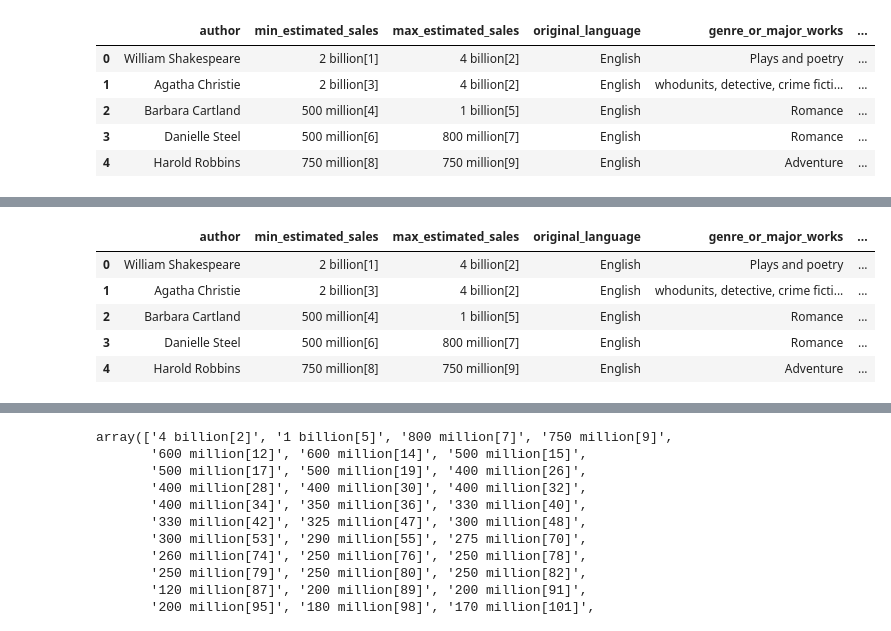
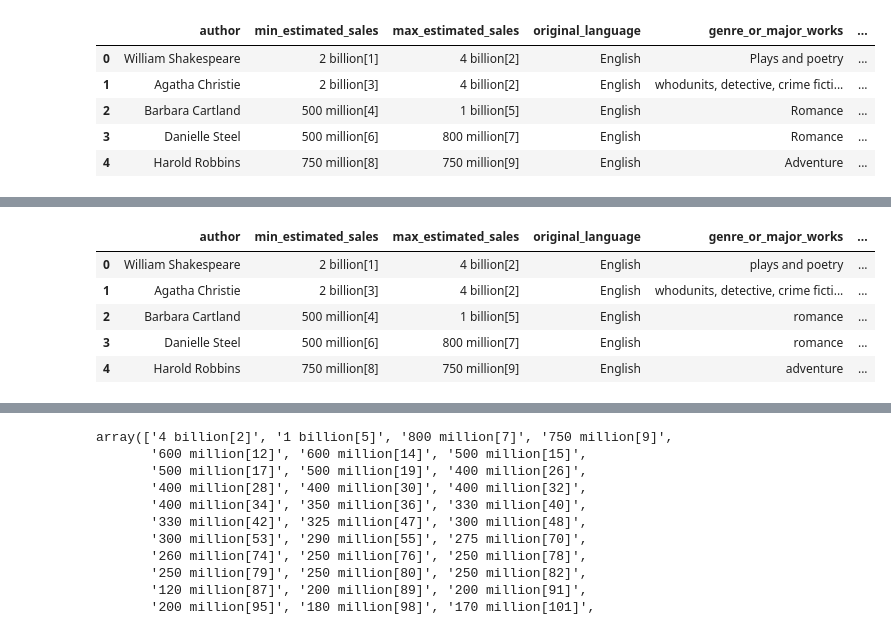
Before and after one commit to BatesJ72/authors, a Jupyter notebook: Authors.ipynb, the cells around one changed output, grey strips where cells are left out. Cells and saved outputs as stored; diff of their text form; code cells hidden in the pictures.

```diff
--- a/Authors.ipynb
+++ b/Authors.ipynb
@@ -63,27 +63,27 @@ df["genere_original"] = df["genre_or_major_works"]
 df=df.fillna("blank")
 
 df.genre_or_major_works = df.genre_or_major_works.apply(lambda x: 'fantasy,\xa0fiction' if 'Harry Potter,\xa0Fantastic Beasts and Where to Find Them,\xa0Cormoran Strike,\xa0fantasy,\xa0crime fiction' in x else x)
-df.genre_or_major_works = df.genre_or_major_works.apply(lambda x: 'whodunits,\xa0detective,\xa0crime fiction,\xa0fiction' if 'Whodunits\xa0including the\xa0Miss Marple\xa0and\xa0Hercule Poirot\xa0series' in x else x)
-df.genre_or_major_works = df.genre_or_major_works.apply(lambda x: 'whodunits,\xa0detective,\xa0crime fiction,\xa0fiction' if 'Detective' in x else x)
+df.genre_or_major_works = df.genre_or_major_works.apply(lambda x: 'whodunits,\xa0detective,\xa0crime fiction,\xa0fiction,\xa0mystery,\xa0suspense' if 'Whodunits\xa0including the\xa0Miss Marple\xa0and\xa0Hercule Poirot\xa0series' in x else x)
+df.genre_or_major_works = df.genre_or_major_works.apply(lambda x: 'whodunits,\xa0detective,\xa0crime fiction,\xa0fiction,\xa0mystery,\xa0suspense' if 'Detective' in x else x)
 df.genre_or_major_works = df.genre_or_major_works.apply(lambda x: 'romance,\xa0adventure,\xa0fiction' if 'Dime novels' in x else x)
 df.genre_or_major_works = df.genre_or_major_works.apply(lambda x: "absurdist literature,\xa0children's literature,\xa0fiction" if "Alice's Adventures in Wonderland, absurdist literature" in x else x)
 df.genre_or_major_works = df.genre_or_major_works.apply(lambda x: "children's literature,\xa0fiction,\xa0illustrated children's books" if "Illustrated children's books" in x else x)
-df.genre_or_major_works = df.genre_or_major_works.apply(lambda x: 'detective,\xa0crime fiction,\xa0espionage' if 'Espionage,\xa0Jason Bourne' in x else x)
+df.genre_or_major_works = df.genre_or_major_works.apply(lambda x: 'detective,\xa0crime fiction,\xa0espionage,\xa0mystery,\xa0suspense' if 'Espionage,\xa0Jason Bourne' in x else x)
 df.genre_or_major_works = df.genre_or_major_works.apply(lambda x: 'romance,\xa0fiction' if 'Fifty Shades of Grey' in x else x)
 df.genre_or_major_works = df.genre_or_major_works.apply(lambda x: 'fiction' if 'The Baby-sitters Club' in x else x)
 df.genre_or_major_works = df.genre_or_major_works.apply(lambda x: "children's literature,\xa0fiction,\xa0illustrated children's books" if 'Clifford the Big Red Dog' in x else x)
 df.genre_or_major_works = df.genre_or_major_works.apply(lambda x: 'romance,\xa0fiction,\xa0gothic fiction,\xa0vampires' if 'Gothic fiction,\xa0vampires,\xa0Interview with the Vampire\xa0(The Vampire Chronicles)' in x else x)
 df.genre_or_major_works = df.genre_or_major_works.apply(lambda x: 'romance,\xa0fiction,\xa0vampires' if 'The Twilight Saga,\xa0The Host, romance' in x else x)
 df.genre_or_major_works = df.genre_or_major_works.apply(lambda x: "children's literature,\xa0fiction,\xa0illustrated children's books" if "Children's literature,\xa0Mr. Men" in x else x)
-df.genre_or_major_works = df.genre_or_major_works.apply(lambda x: 'detective,\xa0crime fiction,\xa0espionage' if 'James Bond' in x else x)
-df.genre_or_major_works = df.genre_or_major_works.apply(lambda x: 'thriller,\xa0adventure,\xa0fiction' if 'Medical thriller\xa0Coma' in x else x)
+df.genre_or_major_works = df.genre_or_major_works.apply(lambda x: 'detective,\xa0crime fiction,\xa0espionage,\xa0mystery,\xa0suspense' if 'James Bond' in x else x)
+df.genre_or_major_works = df.genre_or_major_works.apply(lambda x: 'thriller,\xa0adventure,\xa0fiction,\xa0mystery' if 'Medical thriller\xa0Coma' in x else x)
 df.genre_or_major_works = df.genre_or_major_works.apply(lambda x: "children's literature,\xa0fiction,\xa0theology,\xa0fantasy" if 'The Chronicles of Narnia, fantasy, popular theology' in x else x)
 df.genre_or_major_works = df.genre_or_major_works.apply(lambda x: "children's literature,\xa0fiction,\xa0science fiction,\xa0fantasy" if 'Tarzan,\xa0Barsoom\xa0and\xa0Pellucidar\xa0series,\xa0science fantasy' in x else x)
-df.genre_or_major_works = df.genre_or_major_works.apply(lambda x: 'whodunits,\xa0detective,\xa0crime fiction,\xa0fiction' if 'Nero Wolfe' in x else x)
+df.genre_or_major_works = df.genre_or_major_works.apply(lambda x: 'whodunits,\xa0detective,\xa0crime fiction,\xa0fiction,\xa0mystery,\xa0suspense' if 'Nero Wolfe' in x else x)
 df.genre_or_major_works = df.genre_or_major_works.apply(lambda x: "children's literature,\xa0fiction,\xa0illustrated children's books" if 'Peter Rabbit' in x else x)
 df.genre_or_major_works = df.genre_or_major_works.apply(lambda x: "adventure,\xa0fiction,\xa0fantasy" if 'The Lord of the Rings,\xa0The Hobbit, classical fantasy' in x else x)
 df.genre_or_major_works = df.genre_or_major_works.apply(lambda x: 'thriller,\xa0adventure,\xa0fiction' if 'Thriller,\xa0Robert Langdon' in x else x)
-# df.genre_or_major_works = df.genre_or_major_works.apply(lambda x: 'literary fiction' if 'literary' in x else x)
+df.genre_or_major_works = df.genre_or_major_works.apply(lambda x: "children's literature,\xa0fiction,\xa0illustrated children's books" if 'berenstain bears' in x else x)
 # df.genre_or_major_works = df.genre_or_major_works.apply(lambda x: 'literary fiction' if 'Literature' in x else x)
 # df.genre_or_major_works = df.genre_or_major_works.apply(lambda x: 'literary fiction' if 'Vampire' in x else x)
 # df.genre_or_major_works = df.genre_or_major_works.apply(lambda x: 'literary fiction' if 'Detective' in x else x)
@@ -145,12 +145,13 @@ df.groupby(df["genre_or_major_works"]).count()
 | whodunits, detective, crime ficti... | 6 | 6 | 6 | 6 | 6 | ... |
 # %%
 df["sales"] = df["max_estimated_sales"]
+df["genre_or_major_works"] = df["genre_or_major_works"].str.lower()
 df.head()
 # %% [output]
 |  | author | min_estimated_sales | max_estimated_sales | original_language | genre_or_major_works | ... |
-| 0 | William Shakespeare | 2 billion[1] | 4 billion[2] | English | Plays and poetry | ... |
+| 0 | William Shakespeare | 2 billion[1] | 4 billion[2] | English | plays and poetry | ... |
 | 1 | Agatha Christie | 2 billion[3] | 4 billion[2] | English | whodunits, detective, crime ficti... | ... |
-| 2 | Barbara Cartland | 500 million[4] | 1 billion[5] | English | Romance | ... |
-| 3 | Danielle Steel | 500 million[6] | 800 million[7] | English | Romance | ... |
-| 4 | Harold Robbins | 750 million[8] | 750 million[9] | English | Adventure | ... |
+| 2 | Barbara Cartland | 500 million[4] | 1 billion[5] | English | romance | ... |
+| 3 | Danielle Steel | 500 million[6] | 800 million[7] | English | romance | ... |
+| 4 | Harold Robbins | 750 million[8] | 750 million[9] | English | adventure | ... |
 # %%
```
Also changed, not shown: parts of 4 cells of this notebook, 1 other file.
